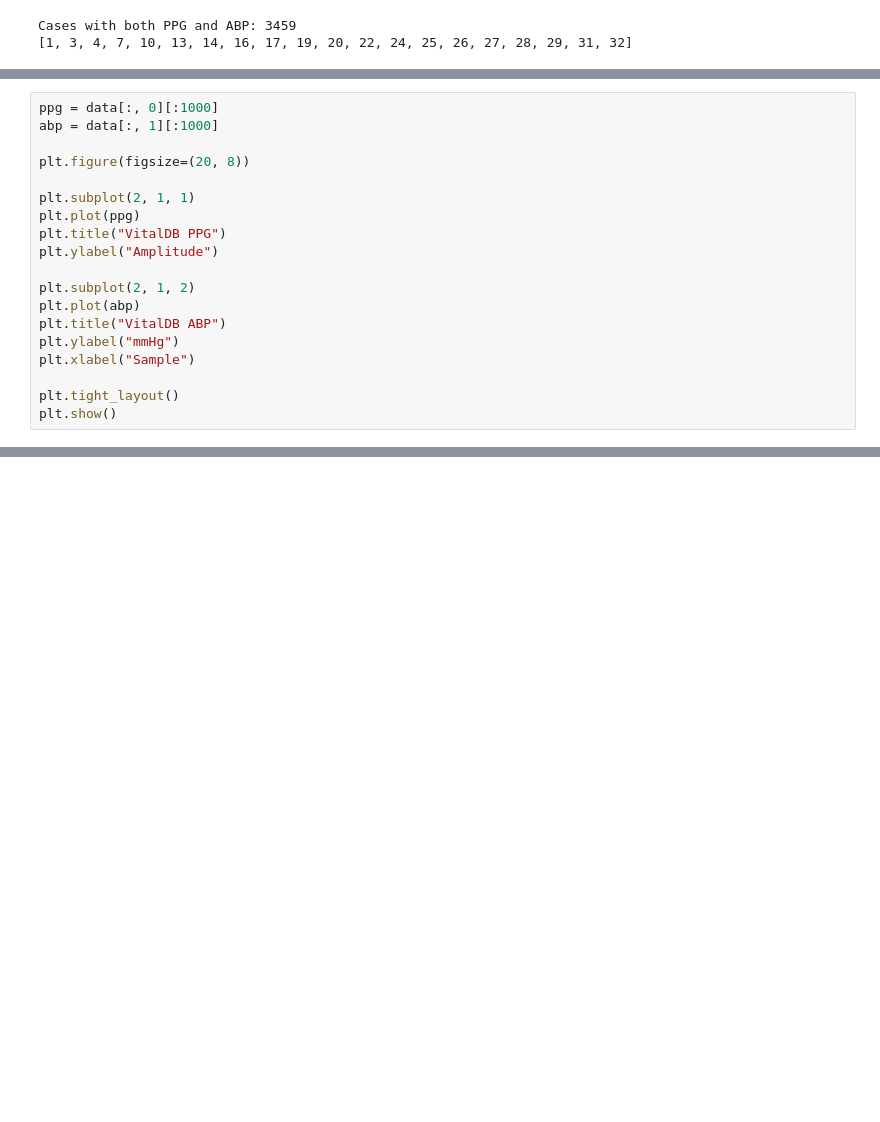
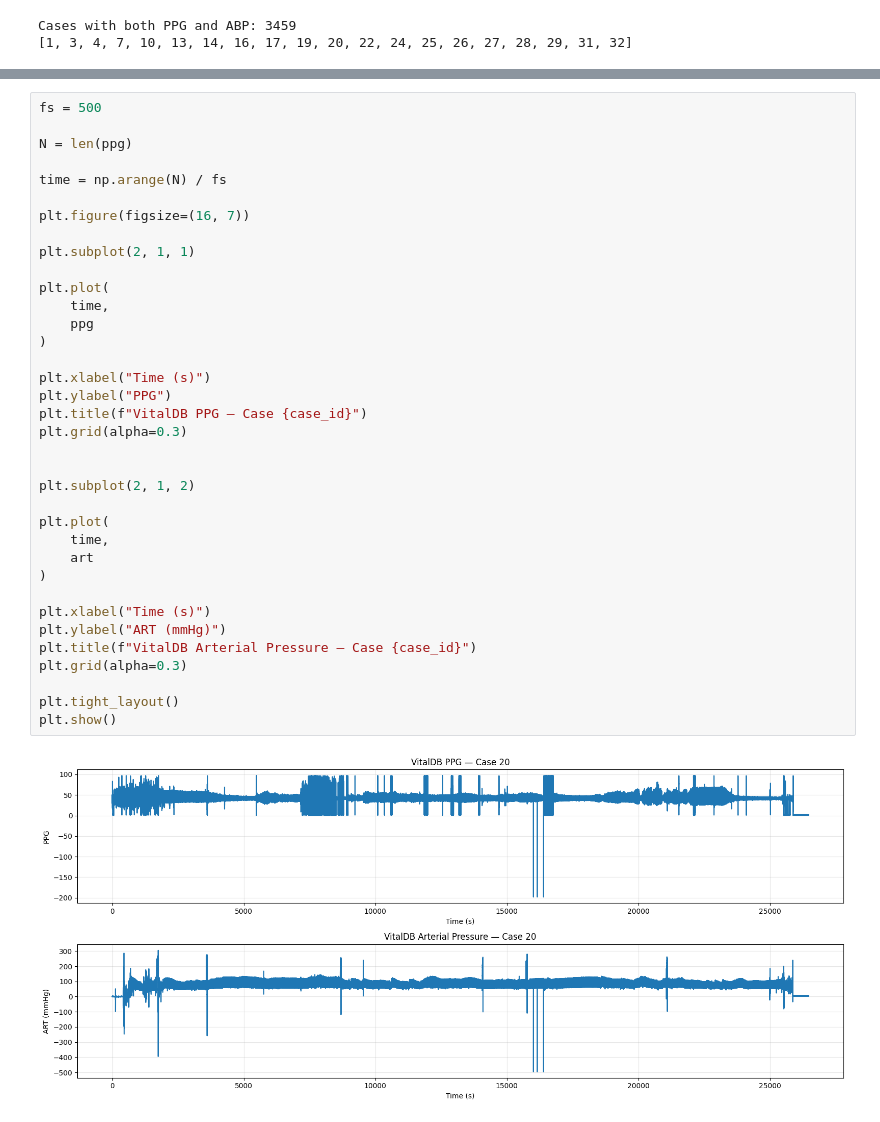
Before and after one commit to Yashvi1701/BP_estimation, a Jupyter notebook: VitalDB/VitalDB_cross_generalization.ipynb, the cells around one changed output, grey strips where cells are left out. Cells and saved outputs as stored; diff of their text form; blank space fills up the shorter version.

```diff
--- a/VitalDB/VitalDB_cross_generalization.ipynb
+++ b/VitalDB/VitalDB_cross_generalization.ipynb
@@ -61,19 +70,0 @@ Error:
-# %%
-ppg = data[:, 0][:1000]
-abp = data[:, 1][:1000]
-
-plt.figure(figsize=(20, 8))
-
-plt.subplot(2, 1, 1)
-plt.plot(ppg)
-plt.title("VitalDB PPG")
-plt.ylabel("Amplitude")
-
-plt.subplot(2, 1, 2)
-plt.plot(abp)
-plt.title("VitalDB ABP")
-plt.ylabel("mmHg")
-plt.xlabel("Sample")
-
-plt.tight_layout()
-plt.show()
@@ -81,0 +80,38 @@ plt.show()
+# %%
+fs = 500
+
+N = len(ppg)
+
+time = np.arange(N) / fs
+
+plt.figure(figsize=(16, 7))
+
+plt.subplot(2, 1, 1)
+
+plt.plot(
+    time,
+    ppg
+)
+
+plt.xlabel("Time (s)")
+plt.ylabel("PPG")
+plt.title(f"VitalDB PPG — Case {case_id}")
+plt.grid(alpha=0.3)
+
+
+plt.subplot(2, 1, 2)
+
+plt.plot(
+    time,
+    art
+)
+
+plt.xlabel("Time (s)")
+plt.ylabel("ART (mmHg)")
+plt.title(f"VitalDB Arterial Pressure — Case {case_id}")
+plt.grid(alpha=0.3)
+
+plt.tight_layout()
+plt.show()
+# %% [output]
+[figure, added]
```
Also changed, not shown: parts of 11 cells of this notebook.
